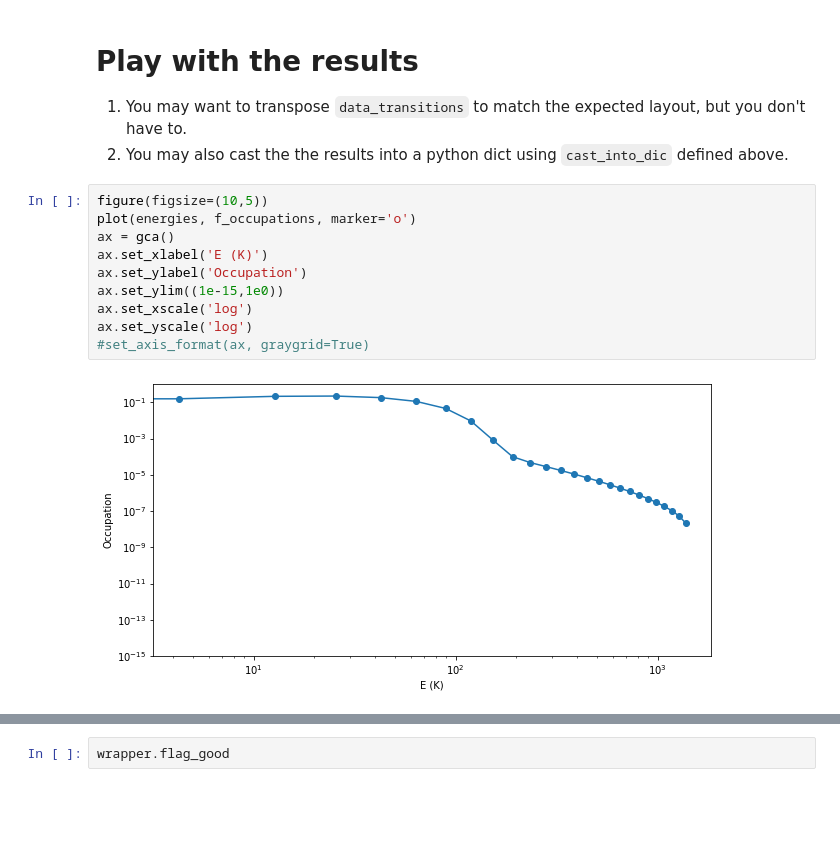
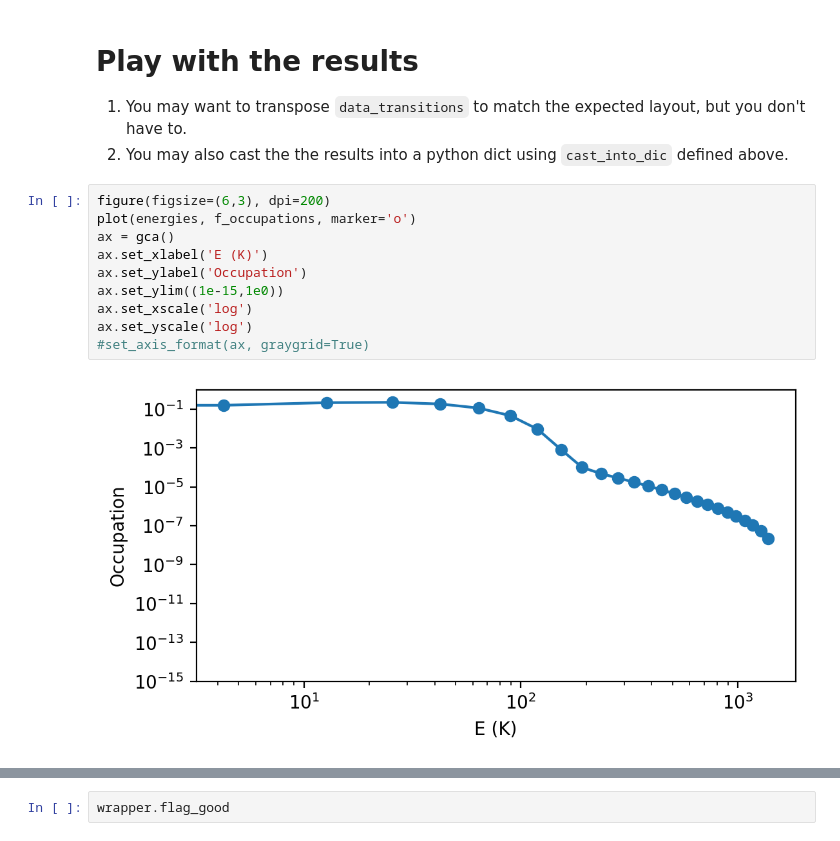
Before and after one commit to fjdu/myRadex, a Jupyter notebook: example.ipynb, the cells around one changed output, grey strips where cells are left out. Drawn from its saved outputs; the diff is of its cells as text; blank space fills up the shorter version.

````diff
--- a/example.ipynb
+++ b/example.ipynb
@@ -247,17 +253,17 @@ energies,f_occupations,data_transitions,cooling_rate = \
 1. You may want to transpose ```data_transitions``` to match the expected layout, but you don't have to.
 1. You may also cast the the results into a python dict using ```cast_into_dic``` defined above.
 # %%
-figure(figsize=(10,5))
+figure(figsize=(6,3), dpi=200)
 plot(energies, f_occupations, marker='o')
 ax = gca()
 ax.set_xlabel('E (K)')
 ax.set_ylabel('Occupation')
 ax.set_ylim((1e-15,1e0))
 ax.set_xscale('log')
 ax.set_yscale('log')
 #set_axis_format(ax, graygrid=True)
 # %% [output]
-[figure, old version]
+[figure, new version]
 # %%
 cooling_rate
 # %% [output]
````
Also changed, not shown: parts of 7 cells of this notebook, 6 other files.
